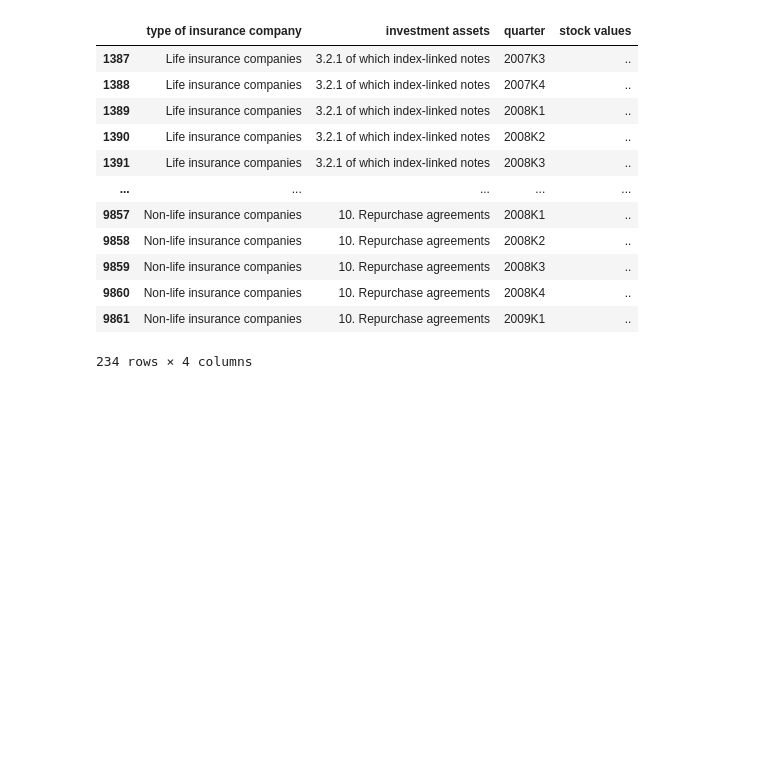
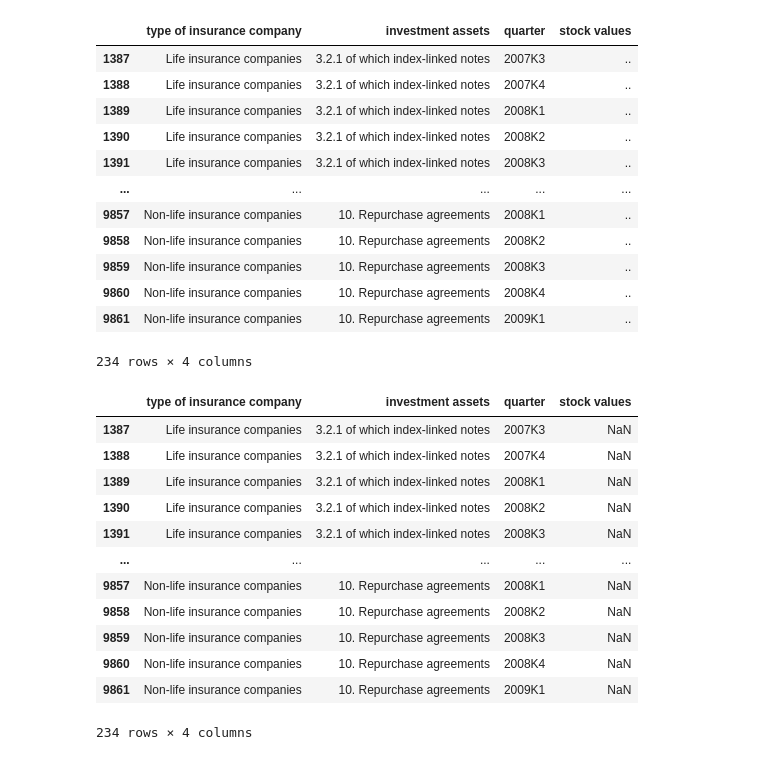
Before and after one commit to kunanonsurasorn/Python_Sandbox, a Jupyter notebook: pandas_sandbox_project/pandas_sandbox.ipynb, the cells around one changed output. Saved outputs shown, nothing was run; the diff lists cells and outputs as text; code cells hidden in the pictures; blank space fills up the shorter version.

```diff
--- a/pandas_sandbox_project/pandas_sandbox.ipynb
+++ b/pandas_sandbox_project/pandas_sandbox.ipynb
@@ -100,3 +101,21 @@ df.loc[df['stock values'] == '..']
 | 9860 | Non-life insurance companies | 10. Repurchase agreements | 2008K4 | .. |
 | 9861 | Non-life insurance companies | 10. Repurchase agreements | 2009K1 | .. |
 234 rows × 4 columns
+# %%
+df = df.replace(['..'],np.nan)
+# %%
+df.loc[df.isnull().any(axis=1)]
+# %% [output]
+|  | type of insurance company | investment assets | quarter | stock values |
+| 1387 | Life insurance companies | 3.2.1 of which index-linked notes | 2007K3 | NaN |
+| 1388 | Life insurance companies | 3.2.1 of which index-linked notes | 2007K4 | NaN |
+| 1389 | Life insurance companies | 3.2.1 of which index-linked notes | 2008K1 | NaN |
+| 1390 | Life insurance companies | 3.2.1 of which index-linked notes | 2008K2 | NaN |
+| 1391 | Life insurance companies | 3.2.1 of which index-linked notes | 2008K3 | NaN |
+| ... | ... | ... | ... | ... |
+| 9857 | Non-life insurance companies | 10. Repurchase agreements | 2008K1 | NaN |
+| 9858 | Non-life insurance companies | 10. Repurchase agreements | 2008K2 | NaN |
+| 9859 | Non-life insurance companies | 10. Repurchase agreements | 2008K3 | NaN |
+| 9860 | Non-life insurance companies | 10. Repurchase agreements | 2008K4 | NaN |
+| 9861 | Non-life insurance companies | 10. Repurchase agreements | 2009K1 | NaN |
+234 rows × 4 columns
```
Also changed, not shown: parts of 7 cells of this notebook.
